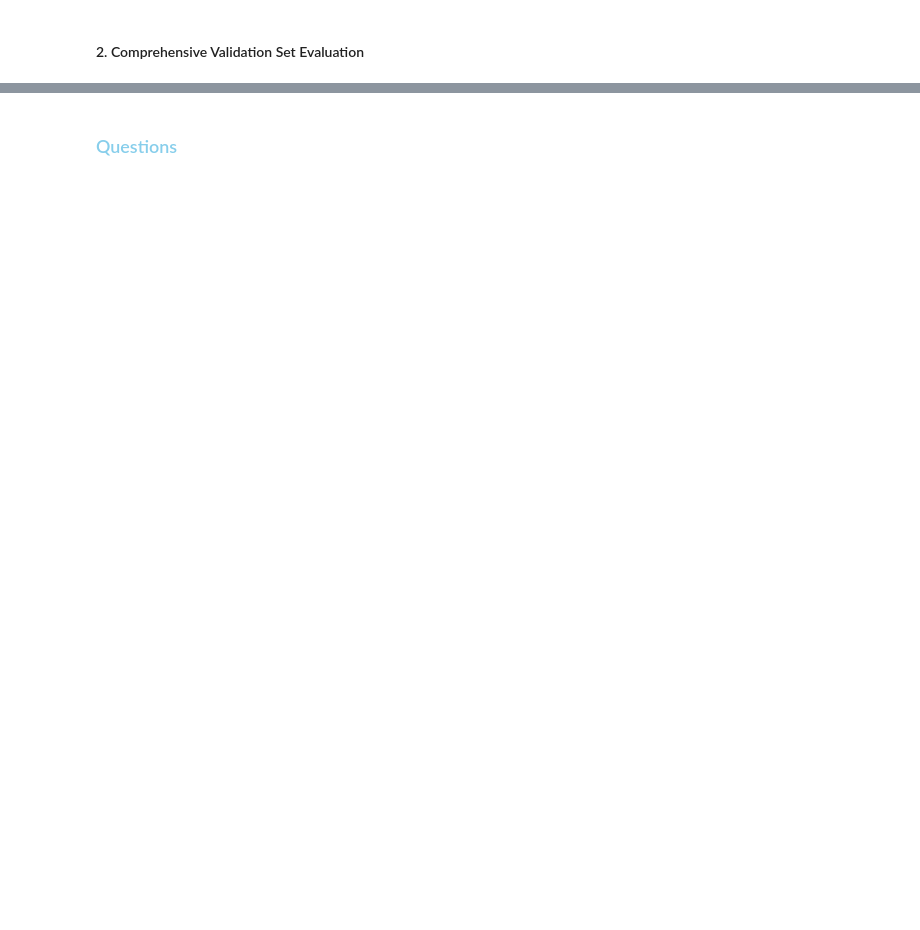
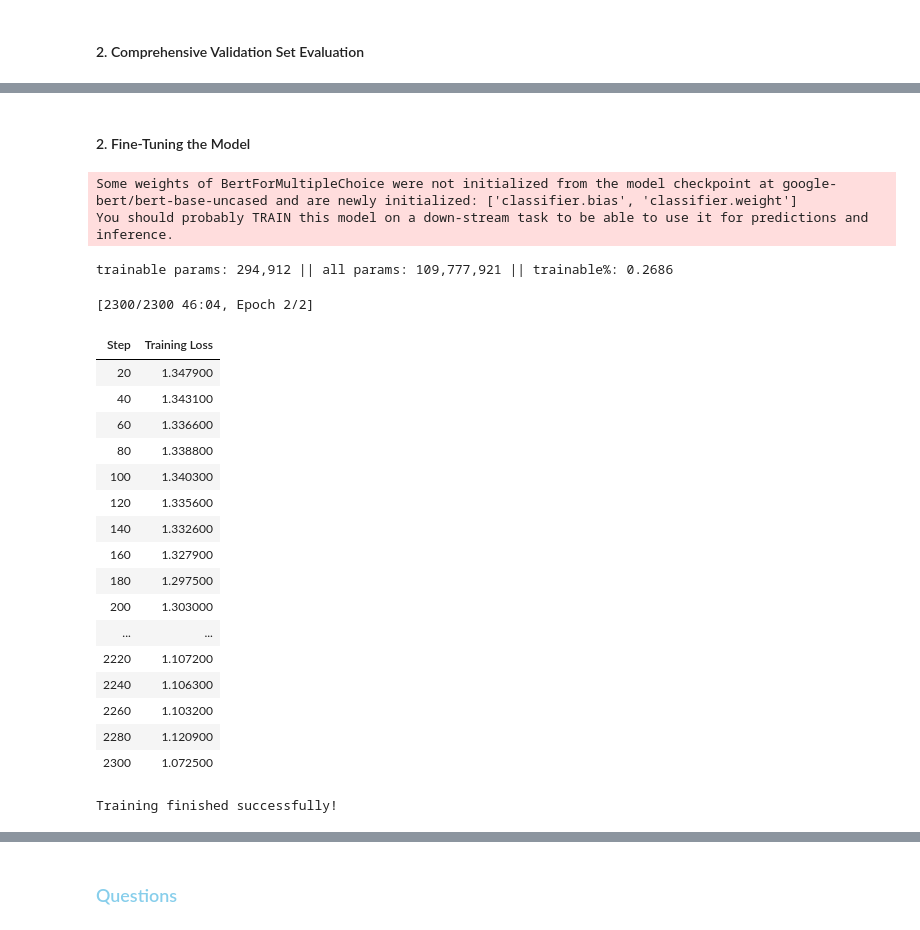
Before and after one commit to PariaPasehvarz/DataScience_Course_Projects, a Jupyter notebook: CAs/CA56/Codes/CA56-Task-3.ipynb, the cells around one changed output, grey strips where cells are left out. Cells and saved outputs as stored; diff of their text form; code cells hidden in the pictures; blank space fills up the shorter version.

Commit message:
Update Task 3

```diff
--- a/CAs/CA56/Codes/CA56-Task-3.ipynb
+++ b/CAs/CA56/Codes/CA56-Task-3.ipynb
@@ -414,0 +598,80 @@ Overall Validation Accuracy: 0.1139
+# %% [markdown]
+#### 2. Fine-Tuning the Model
+# %%
+from peft import LoraConfig, get_peft_model
+from transformers import TrainingArguments, Trainer
+import numpy as np
+import evaluate
+
+# Load the base model again to ensure it's fresh before applying LoRA
+model = AutoModelForMultipleChoice.from_pretrained("google-bert/bert-base-uncased")
+
+# Define LoRA configuration
+lora_config = LoraConfig(
+    r=8,  # Rank of the low-rank matrices
+    lora_alpha=16,  # A scaling factor
+    target_modules=["query", "value"], # Apply LoRA to query and value projections in attention
+    lora_dropout=0.1,
+    bias="none",
+)
+
+# Wrap the model with PEFT to create a trainable LoRA version
+lora_model = get_peft_model(model, lora_config)
+
+# Print trainable parameters to confirm LoRA is working
+lora_model.print_trainable_parameters()
+# %% [output]
+Some weights of BertForMultipleChoice were not initialized from the model checkpoint at google-bert/bert-base-uncased and are newly initialized: ['classifier.bias', 'classifier.weight']
+You should probably TRAIN this model on a down-stream task to be able to use it for predictions and inference.
+trainable params: 294,912 || all params: 109,777,921 || trainable%: 0.2686
+# %%
+training_args = TrainingArguments(
+    output_dir="./swag_lora_finetuned",
+    num_train_epochs=2,
+
+    eval_strategy="no",           # Corrected argument name
+    save_strategy="no",             # Disable saving for this test
+    load_best_model_at_end=False,   # This must be False if there's no evaluation
+
+    learning_rate=2e-5,
+    per_device_train_batch_size=8,
+    gradient_accumulation_steps=4,
+    fp16=True,
+    logging_steps=20,
+    label_names=["label"],
+    report_to="none",
+)
+
+# Initialize the Trainer with the test datasets
+trainer = Trainer(
+    model=lora_model,
+    args=training_args,
+    train_dataset=train_dataset,
+    eval_dataset=validation_dataset,
+    tokenizer=tokenizer,
+    data_collator=data_collator,
+)
+
+
+trainer.train()
+print("Training finished successfully!")
+# %% [output]
+[2300/2300 46:04, Epoch 2/2]
+| Step | Training Loss |
+| 20 | 1.347900 |
+| 40 | 1.343100 |
+| 60 | 1.336600 |
+| 80 | 1.338800 |
+| 100 | 1.340300 |
+| 120 | 1.335600 |
+| 140 | 1.332600 |
+| 160 | 1.327900 |
+| 180 | 1.297500 |
+| 200 | 1.303000 |
+| ... | ... |
+| 2220 | 1.107200 |
+| 2240 | 1.106300 |
+| 2260 | 1.103200 |
+| 2280 | 1.120900 |
+| 2300 | 1.072500 |
+Training finished successfully!
```
Also changed, not shown: parts of 23 cells of this notebook.
